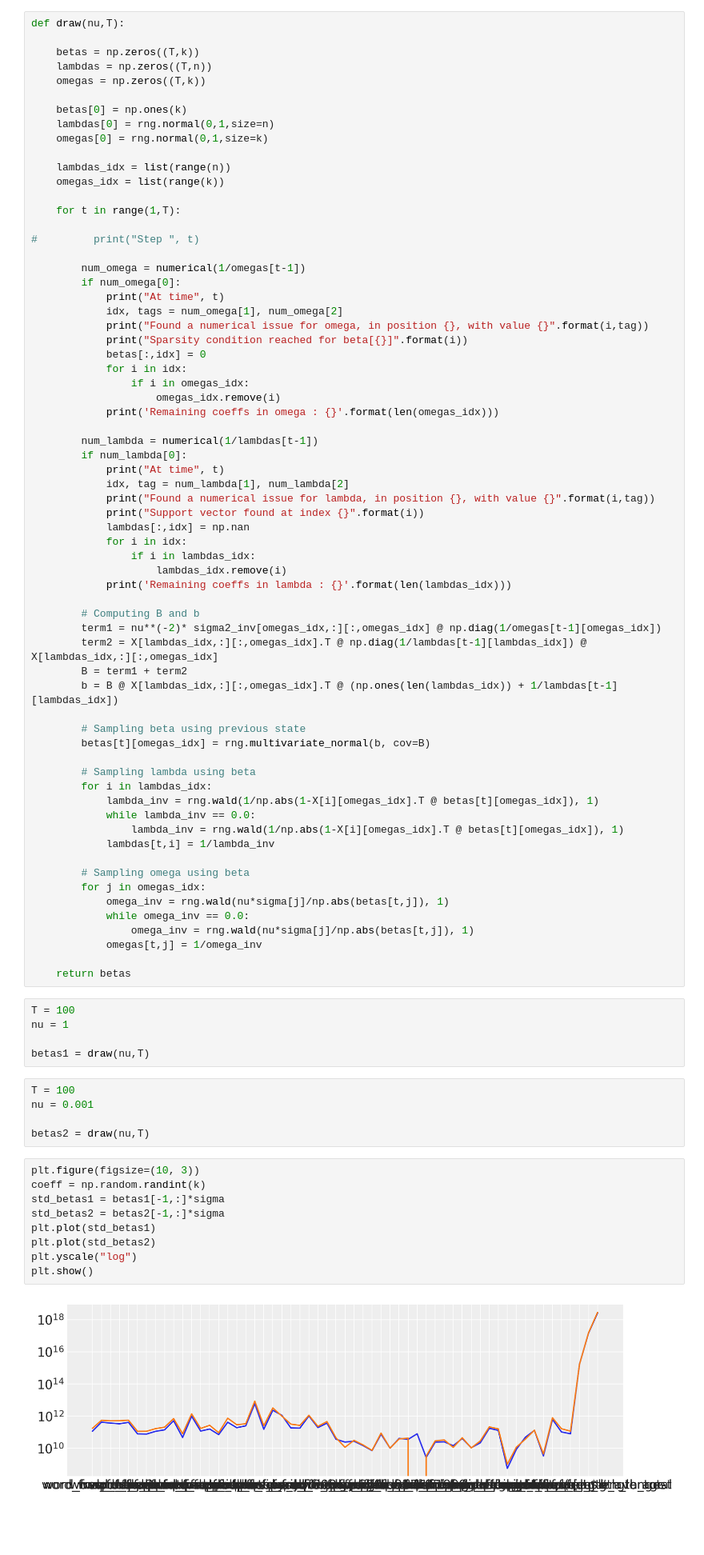
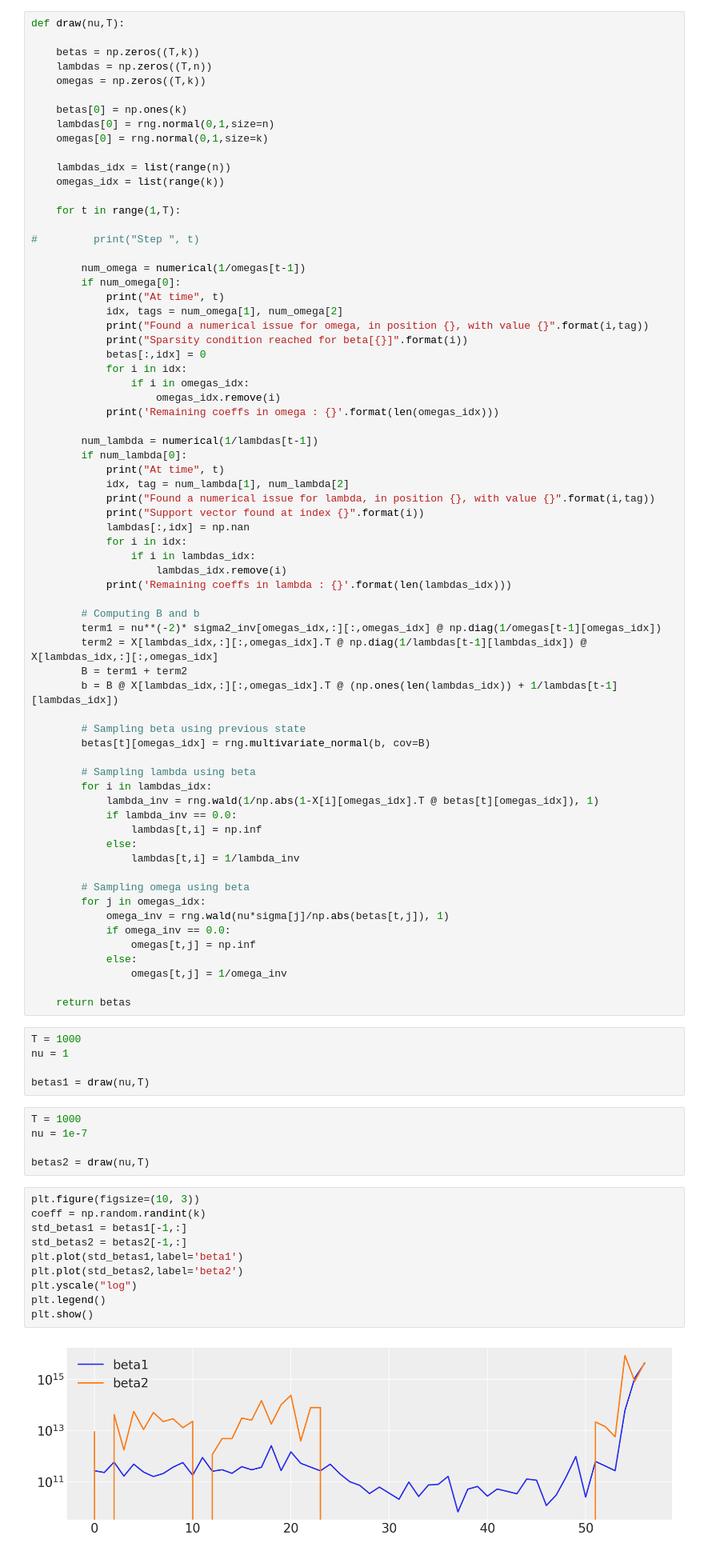
Before and after one commit to mark-srg/bml-project, a Jupyter notebook: project.ipynb, the cells around one changed output. Shown: that part at 80% size. Saved outputs shown, nothing was run; the diff lists cells and outputs as text; blank space fills up the shorter version.

Commit message:
Fixing lambda_inv and omega_inv

```diff
--- a/project.ipynb
+++ b/project.ipynb
@@ -129,39 +127,42 @@ def draw(nu,T):
         # Sampling lambda using beta
         for i in lambdas_idx:
             lambda_inv = rng.wald(1/np.abs(1-X[i][omegas_idx].T @ betas[t][omegas_idx]), 1)
-            while lambda_inv == 0.0:
-                lambda_inv = rng.wald(1/np.abs(1-X[i][omegas_idx].T @ betas[t][omegas_idx]), 1)
-            lambdas[t,i] = 1/lambda_inv
+            if lambda_inv == 0.0:
+                lambdas[t,i] = np.inf
+            else:
+                lambdas[t,i] = 1/lambda_inv
 
         # Sampling omega using beta
         for j in omegas_idx:
             omega_inv = rng.wald(nu*sigma[j]/np.abs(betas[t,j]), 1)
-            while omega_inv == 0.0:
-                omega_inv = rng.wald(nu*sigma[j]/np.abs(betas[t,j]), 1)
-            omegas[t,j] = 1/omega_inv
+            if omega_inv == 0.0:
+                omegas[t,j] = np.inf
+            else:
+                omegas[t,j] = 1/omega_inv
 
     return betas
 # %%
-T = 100
+T = 1000
 nu = 1
 
 betas1 = draw(nu,T)
 # %%
-T = 100
-nu = 0.001
+T = 1000
+nu = 1e-7
 
 betas2 = draw(nu,T)
 # %%
 plt.figure(figsize=(10, 3))
 coeff = np.random.randint(k)
-std_betas1 = betas1[-1,:]*sigma
-std_betas2 = betas2[-1,:]*sigma
-plt.plot(std_betas1)
-plt.plot(std_betas2)
+std_betas1 = betas1[-1,:]
+std_betas2 = betas2[-1,:]
+plt.plot(std_betas1,label='beta1')
+plt.plot(std_betas2,label='beta2')
 plt.yscale("log")
+plt.legend()
 plt.show()
 # %% [output]
-[figure, old version]
+[figure, new version]
 # %%
 # ## Model in pymc
 # with Model() as model:  # model specifications in PyMC3 are wrapped in a with-statement
```
Also changed, not shown: parts of 1 cell of this notebook.
